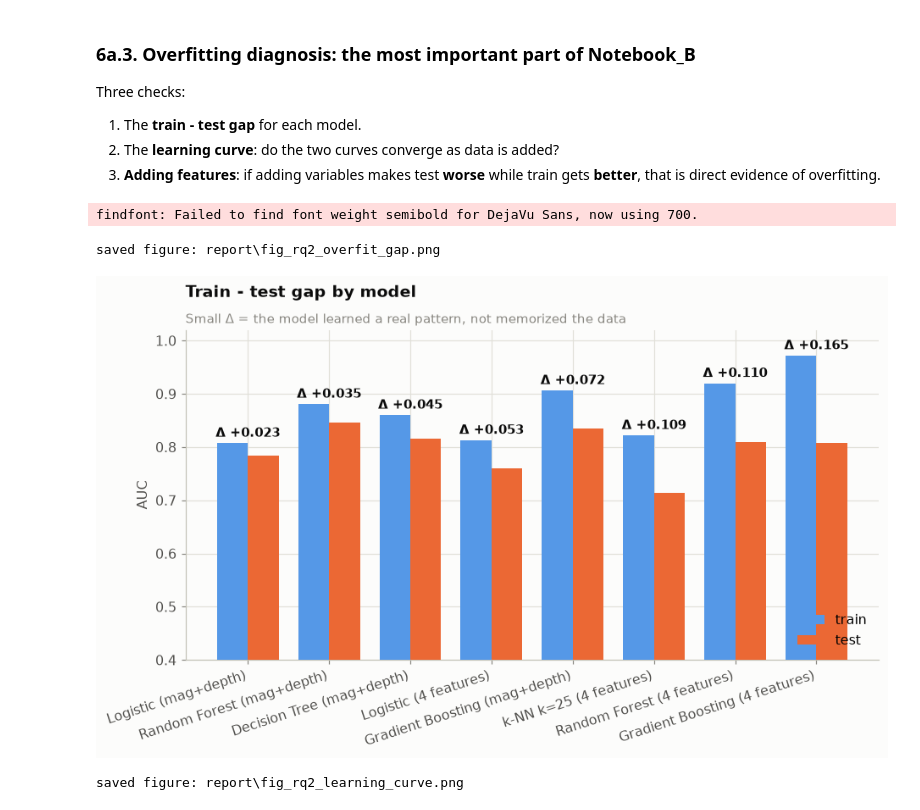
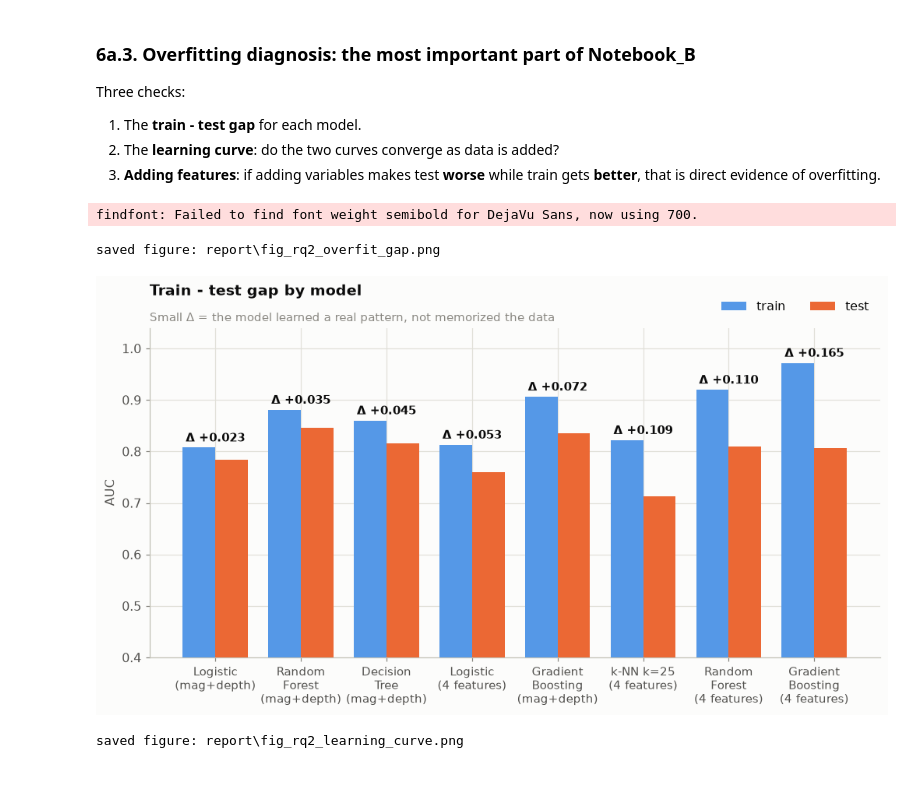
Before and after one commit to phamquangcuong12-crypto/ADY201m_Group2, a Jupyter notebook: Notebook_B_Nhom2_Japan_Aftershock.ipynb, the cells around one changed output. Cells and saved outputs as stored; diff of their text form; code cells hidden in the pictures; blank space fills up the shorter version.

Commit message:
fix(rq2): stop overlapping tick labels in overfit-gap chart
Wrap model names onto multiple lines instead of rotating them, and move
the legend above the plot so it cannot cover a bar.

```diff
--- a/Notebook_B_Nhom2_Japan_Aftershock.ipynb
+++ b/Notebook_B_Nhom2_Japan_Aftershock.ipynb
@@ -457,24 +457,30 @@ Three checks:
 3. **Adding features**: if adding variables makes test **worse** while train gets **better**, that is direct evidence of overfitting.
 # %%
 # Diagnosis 1: train-test gap for each model
-fig, ax = plt.subplots(figsize=(9.6, 4.6))
+fig, ax = plt.subplots(figsize=(11.0, 5.0))
 d = res.sort_values("gap")
 x = np.arange(len(d)); w = 0.38
 b1 = ax.bar(x-w/2, d["AUC_train"], w, label="train", color=SEQ5[1], zorder=3)
 b2 = ax.bar(x+w/2, d["AUC_test"],  w, label="test",  color=PAL["s2"], zorder=3)
 for i,(a_,b_) in enumerate(zip(d["AUC_train"], d["AUC_test"])):
     ax.text(i, max(a_,b_)+0.012, f"Δ {a_-b_:+.3f}", ha="center", fontsize=9.5,
             color=PAL["ink"], fontweight="semibold")
-ax.set_xticks(x); ax.set_xticklabels(d.index, rotation=18, ha="right")
-ax.set_ylim(0.4, 1.02)
+# horizontal, wrapped tick labels ("Random\nForest\n(mag+depth)") so neighbours never overlap
+import textwrap
+def tick(n):
+    base, _, feat = n.partition(" (")
+    return textwrap.fill(base, 10) + ("\n(" + feat if feat else "")
+ax.set_xticks(x); ax.set_xticklabels([tick(n) for n in d.index], fontsize=9.5)
+ax.set_ylim(0.4, 1.04)
 finish(ax, "Train - test gap by model",
        "Small Δ = the model learned a real pattern, not memorized the data", None, "AUC")
-ax.legend(loc="lower right")
+# legend above the plot area, so it cannot cover a bar
+ax.legend(loc="lower right", bbox_to_anchor=(1.0, 1.01), ncol=2)
 save(fig, "fig_rq2_overfit_gap.png"); plt.show()
 # %% [output]
 findfont: Failed to find font weight semibold for DejaVu Sans, now using 700.
 saved figure: report\fig_rq2_overfit_gap.png
-[figure, old version]
+[figure, new version]
 # %%
 # Diagnosis 2: learning curve
 from sklearn.model_selection import learning_curve
```
Also changed, not shown: 1 other file.
